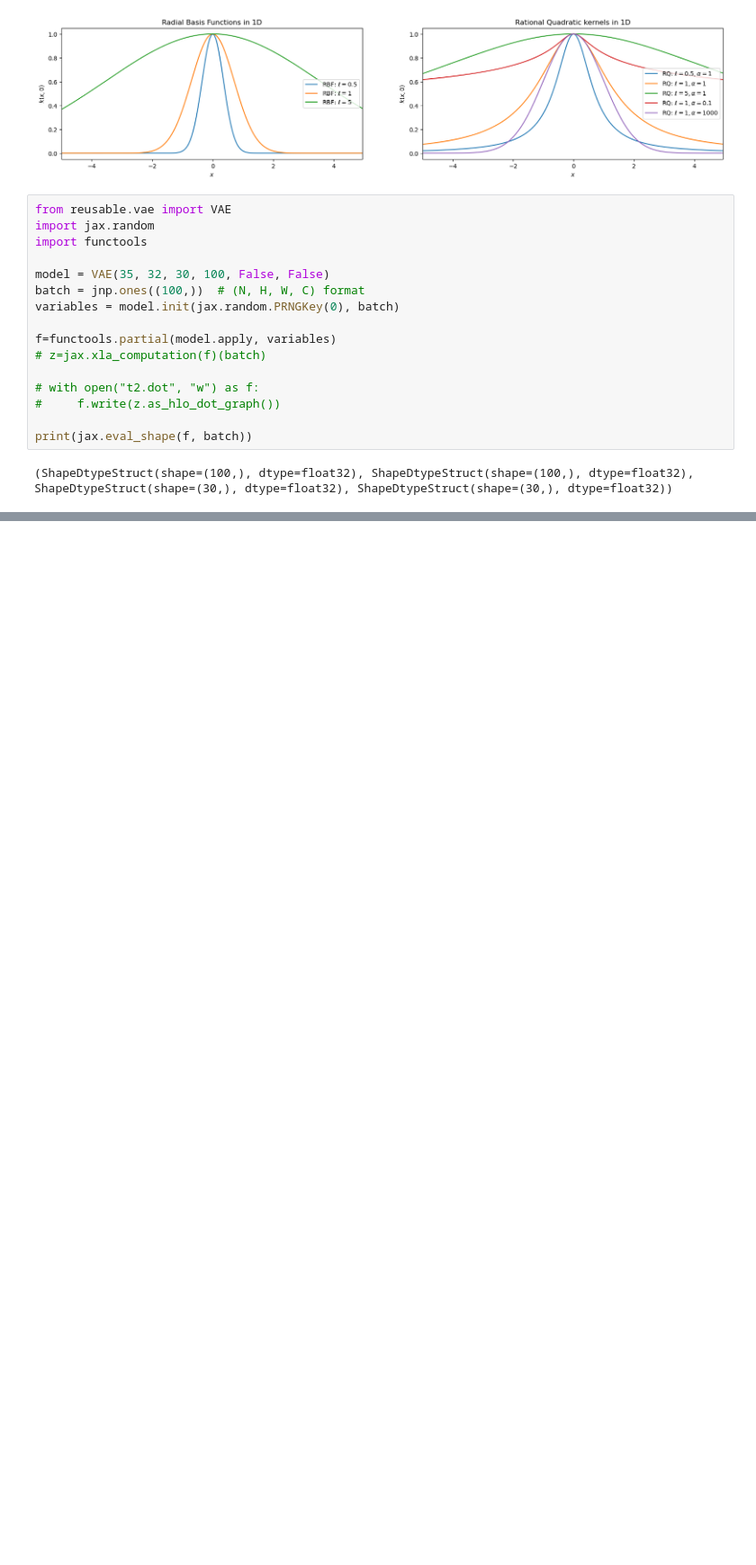
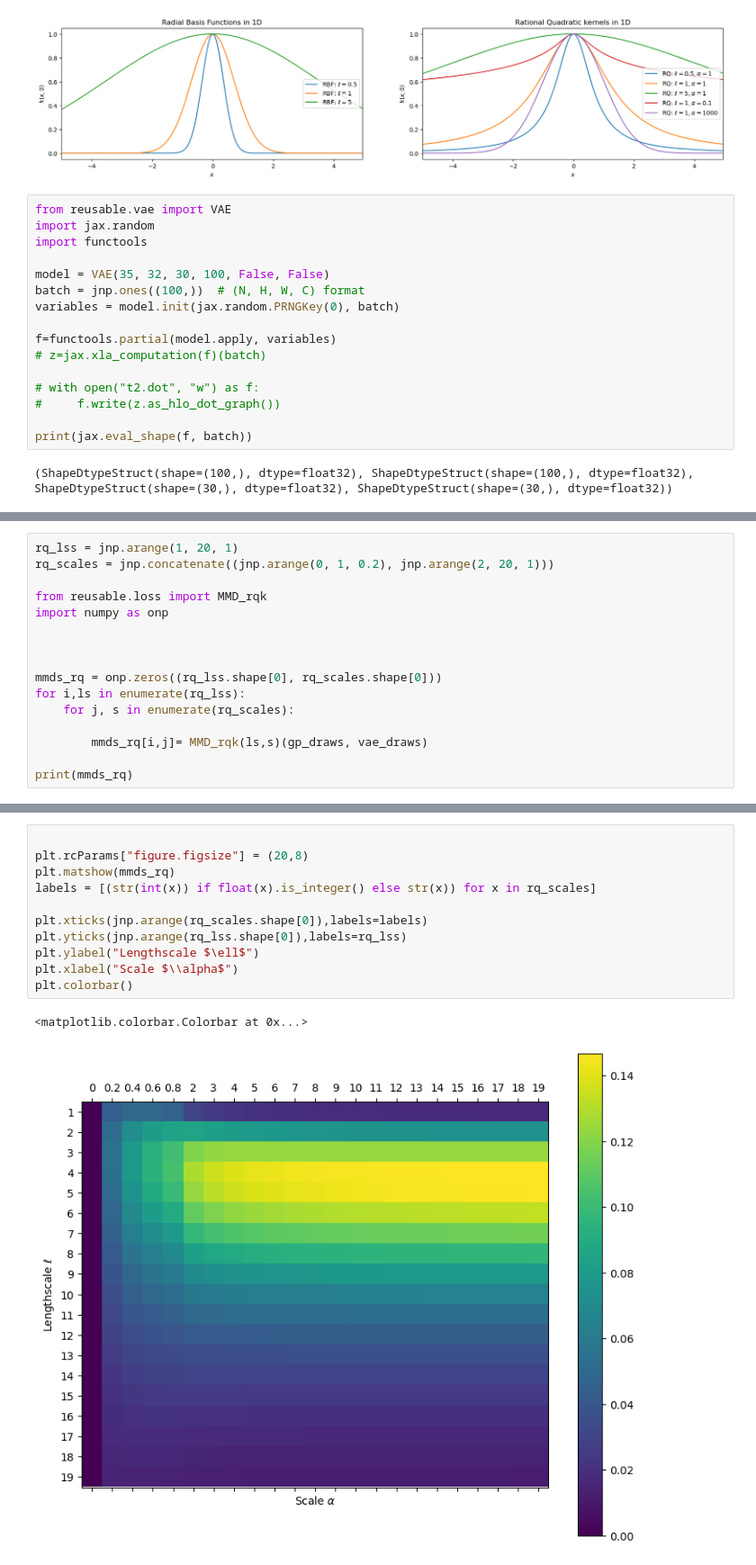
Before and after one commit to mtcairneyleeming/4yp, a Jupyter notebook: 10_misc_plots.ipynb, the cells around one changed output, grey strips where cells are left out. Shown at 90% size. Cells and saved outputs as stored; diff of their text form; blank space fills up the shorter version.

```diff
--- a/10_misc_plots.ipynb
+++ b/10_misc_plots.ipynb
@@ -58,0 +136,16 @@ print(jax.eval_shape(f, batch))
+# %%
+rq_lss = jnp.arange(1, 20, 1)
+rq_scales = jnp.concatenate((jnp.arange(0, 1, 0.2), jnp.arange(2, 20, 1)))
+
+from reusable.loss import MMD_rqk
+import numpy as onp
+
+
+
+mmds_rq = onp.zeros((rq_lss.shape[0], rq_scales.shape[0]))
+for i,ls in enumerate(rq_lss):
+    for j, s in enumerate(rq_scales):
+
+        mmds_rq[i,j]= MMD_rqk(ls,s)(gp_draws, vae_draws)
+
+print(mmds_rq)
@@ -58,0 +170,14 @@ print(jax.eval_shape(f, batch))
+# %%
+
+plt.rcParams["figure.figsize"] = (20,8)
+plt.matshow(mmds_rq)
+labels = [(str(int(x)) if float(x).is_integer() else str(x)) for x in rq_scales]
+
+plt.xticks(jnp.arange(rq_scales.shape[0]),labels=labels)
+plt.yticks(jnp.arange(rq_lss.shape[0]),labels=rq_lss)
+plt.ylabel("Lengthscale $\ell$")
+plt.xlabel("Scale $\\alpha$")
+plt.colorbar()
+# %% [output]
+<matplotlib.colorbar.Colorbar at 0x...>
+[figure, added]
```
Also changed, not shown: parts of 6 cells of this notebook.
